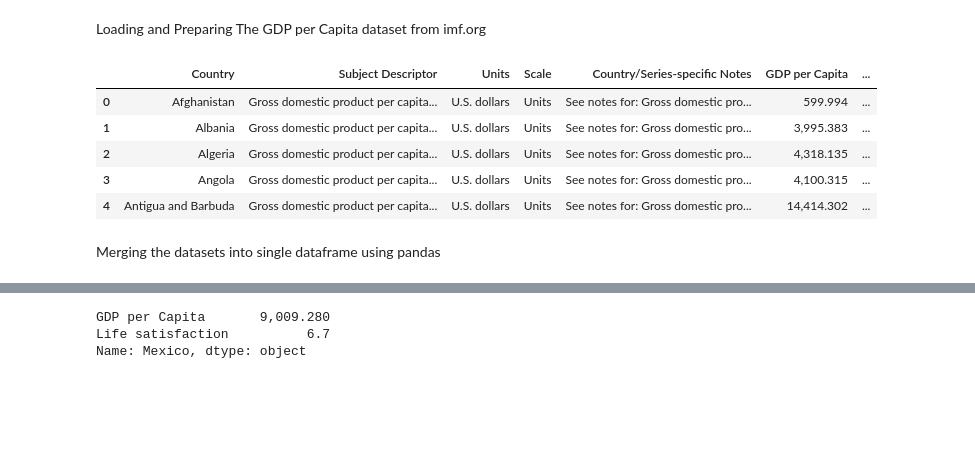
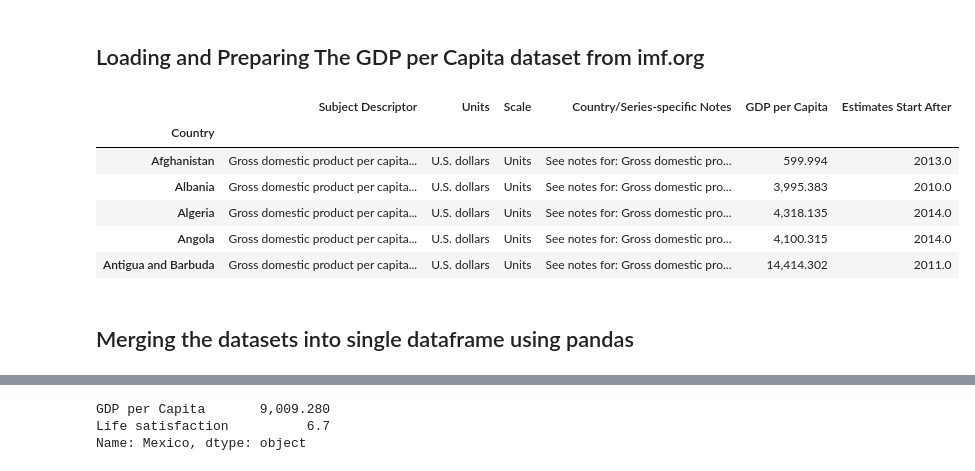
Before and after one commit to Byte7/Life-Satisfaction-Prediction, a Jupyter notebook: Life.ipynb, the cells around one changed output, grey strips where cells are left out. Drawn from its saved outputs; the diff is of its cells as text; code cells hidden in the pictures; blank space fills up the shorter version.

```diff
--- a/Life.ipynb
+++ b/Life.ipynb
@@ -33,21 +50,23 @@ KeyError: 'Life satisfaction'
 # %% [markdown]
-Loading and Preparing The GDP per Capita dataset from imf.org
+## Loading and Preparing The GDP per Capita dataset from imf.org
 # %%
 #Reading gdp dataset
-gdp = pd.read_csv('dataset/gdp.csv', delimiter='\t', encoding='latin1', na_values=['NA'])
+#dataset has multiple duplicate rows,considering only distinct rows,gives very little data
+gdp = pd.read_csv('lifesat/gdp_per_capita.csv', delimiter='\t', encoding='latin1', na_values=['NA'])
 # %%
 gdp.rename(columns={"2015": "GDP per Capita"}, inplace=True)
-#gdp.set_index("Country", inplace=True)
+gdp.set_index("Country", inplace=True)
 gdp.head(5)
 # %% [output]
-|  | Country | Subject Descriptor | Units | Scale | Country/Series-specific Notes | GDP per Capita | ... |
-| 0 | Afghanistan | Gross domestic product per capita... | U.S. dollars | Units | See notes for: Gross domestic pro... | 599.994 | ... |
-| 1 | Albania | Gross domestic product per capita... | U.S. dollars | Units | See notes for: Gross domestic pro... | 3,995.383 | ... |
-| 2 | Algeria | Gross domestic product per capita... | U.S. dollars | Units | See notes for: Gross domestic pro... | 4,318.135 | ... |
-| 3 | Angola | Gross domestic product per capita... | U.S. dollars | Units | See notes for: Gross domestic pro... | 4,100.315 | ... |
-| 4 | Antigua and Barbuda | Gross domestic product per capita... | U.S. dollars | Units | See notes for: Gross domestic pro... | 14,414.302 | ... |
+|  | Subject Descriptor | Units | Scale | Country/Series-specific Notes | GDP per Capita | Estimates Start After |
+| Country |  |  |  |  |  |  |
+| Afghanistan | Gross domestic product per capita... | U.S. dollars | Units | See notes for: Gross domestic pro... | 599.994 | 2013.0 |
+| Albania | Gross domestic product per capita... | U.S. dollars | Units | See notes for: Gross domestic pro... | 3,995.383 | 2010.0 |
+| Algeria | Gross domestic product per capita... | U.S. dollars | Units | See notes for: Gross domestic pro... | 4,318.135 | 2014.0 |
+| Angola | Gross domestic product per capita... | U.S. dollars | Units | See notes for: Gross domestic pro... | 4,100.315 | 2014.0 |
+| Antigua and Barbuda | Gross domestic product per capita... | U.S. dollars | Units | See notes for: Gross domestic pro... | 14,414.302 | 2011.0 |
 # %% [markdown]
-Merging the datasets into single dataframe using pandas
+## Merging the datasets into single dataframe using pandas
 # %%
 full_country_set = pd.merge(left=oecd, right=gdp, left_index=True, right_index=True)
 full_country_set.sort_values(by="GDP per Capita", inplace=True)
```
Also changed, not shown: parts of 17 cells of this notebook, 3 other files.
